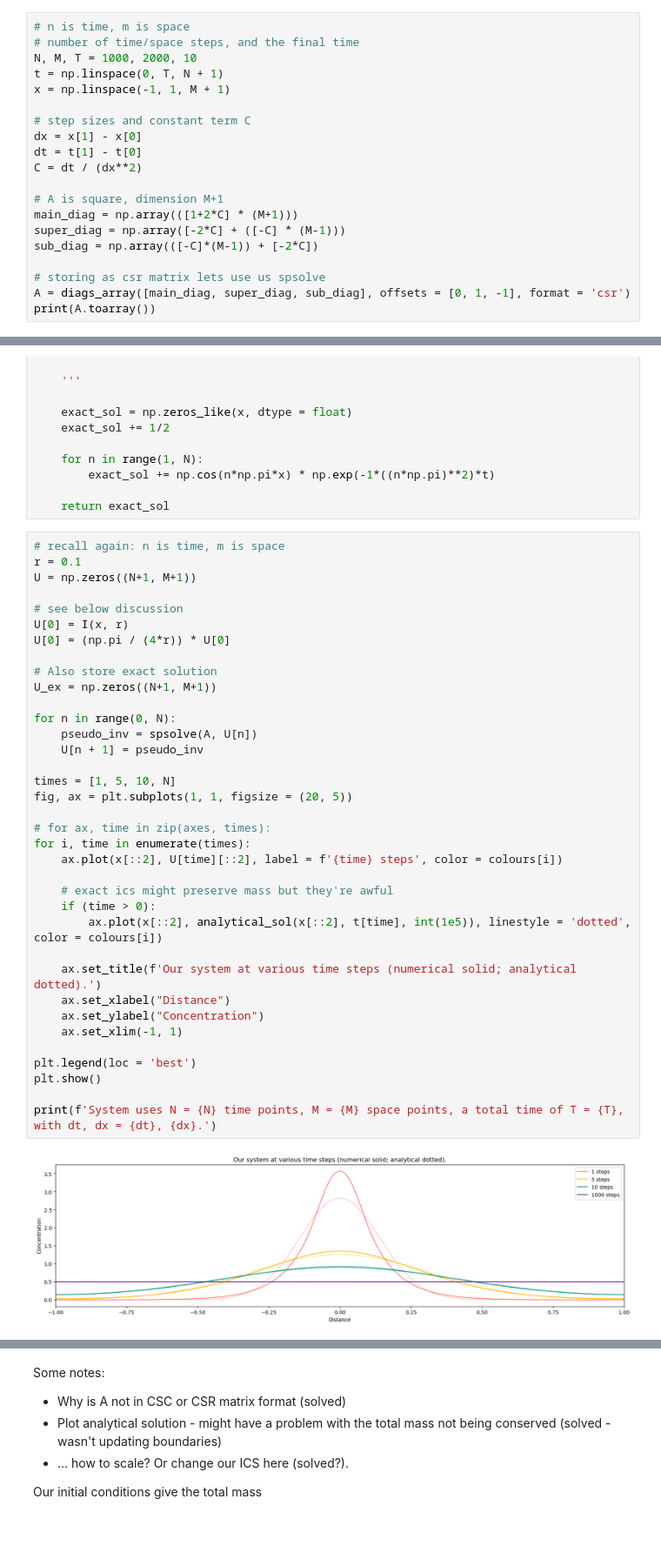
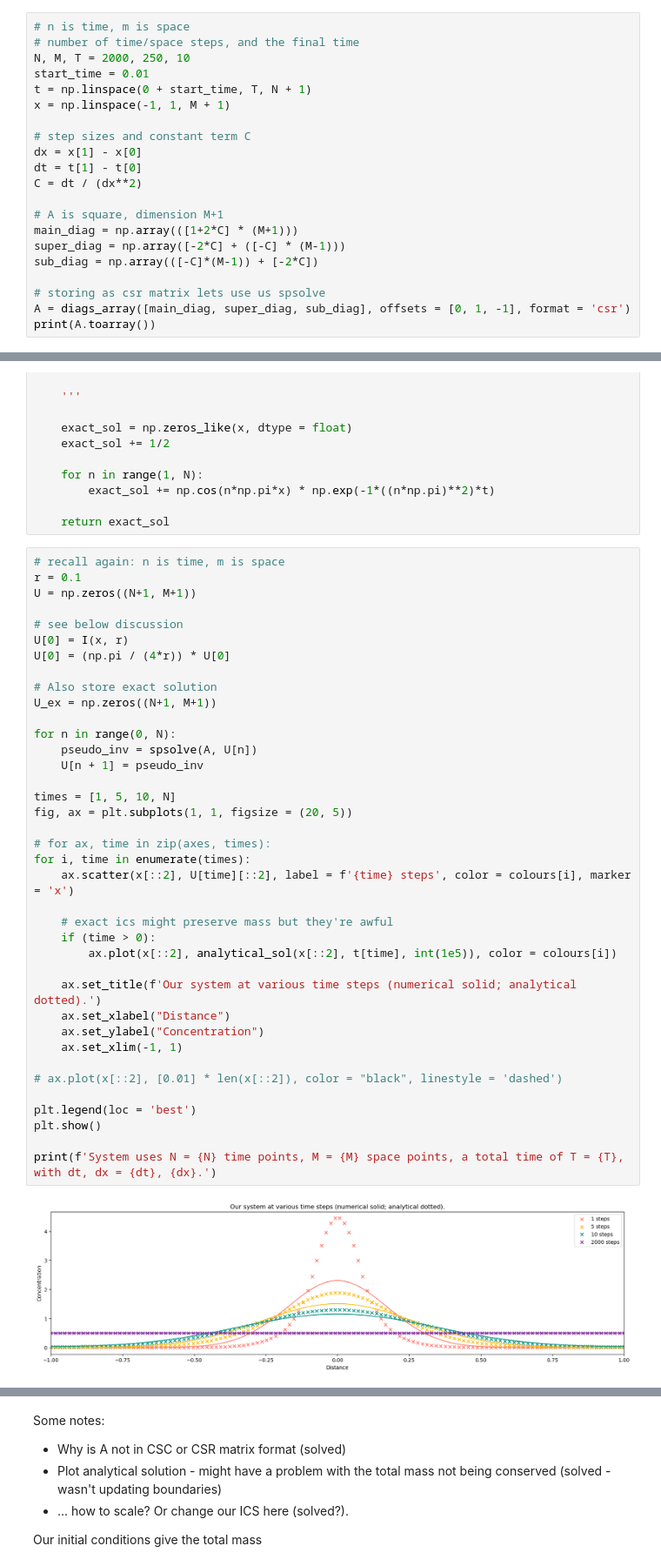
Before and after one commit to farellzev/uoe_industrial_p01, a Jupyter notebook: freds-project1.ipynb, the cells around one changed output, grey strips where cells are left out. Shown at 87% size. Drawn from its saved outputs; the diff is of its cells as text; blank space fills up the shorter version.

Commit message:
analytics match numerics

```diff
--- a/freds-project1.ipynb
+++ b/freds-project1.ipynb
@@ -109,8 +109,9 @@ The `diags_array` method from SciPy generates a *sparse* array type. This reduce
 # %%
 # n is time, m is space
 # number of time/space steps, and the final time
-N, M, T = 1000, 2000, 10
-t = np.linspace(0, T, N + 1)
+N, M, T = 2000, 250, 10
+start_time = 0.01
+t = np.linspace(0 + start_time, T, N + 1)
 x = np.linspace(-1, 1, M + 1)
 
 # step sizes and constant term C
@@ -205,33 +212,35 @@ U = np.zeros((N+1, M+1))
 # see below discussion
 U[0] = I(x, r)
 U[0] = (np.pi / (4*r)) * U[0]
 
 # Also store exact solution
 U_ex = np.zeros((N+1, M+1))
 
 for n in range(0, N):
     pseudo_inv = spsolve(A, U[n])
     U[n + 1] = pseudo_inv
 
 times = [1, 5, 10, N]
 fig, ax = plt.subplots(1, 1, figsize = (20, 5))
 
 # for ax, time in zip(axes, times):
 for i, time in enumerate(times):
-    ax.plot(x[::2], U[time][::2], label = f'{time} steps', color = colours[i])
+    ax.scatter(x[::2], U[time][::2], label = f'{time} steps', color = colours[i], marker = 'x')
 
     # exact ics might preserve mass but they're awful
     if (time > 0):
-        ax.plot(x[::2], analytical_sol(x[::2], t[time], int(1e5)), linestyle = 'dotted', color = colours[i])
+        ax.plot(x[::2], analytical_sol(x[::2], t[time], int(1e5)), color = colours[i])
 
     ax.set_title(f'Our system at various time steps (numerical solid; analytical dotted).')
     ax.set_xlabel("Distance")
     ax.set_ylabel("Concentration")
     ax.set_xlim(-1, 1)
 
+# ax.plot(x[::2], [0.01] * len(x[::2]), color = "black", linestyle = 'dashed')
+
 plt.legend(loc = 'best')
 plt.show()
 
 print(f'System uses N = {N} time points, M = {M} space points, a total time of T = {T}, with dt, dx = {dt}, {dx}.')
 # %% [output]
-[figure, old version]
+[figure, new version]
```
Also changed, not shown: parts of 7 cells of this notebook.
